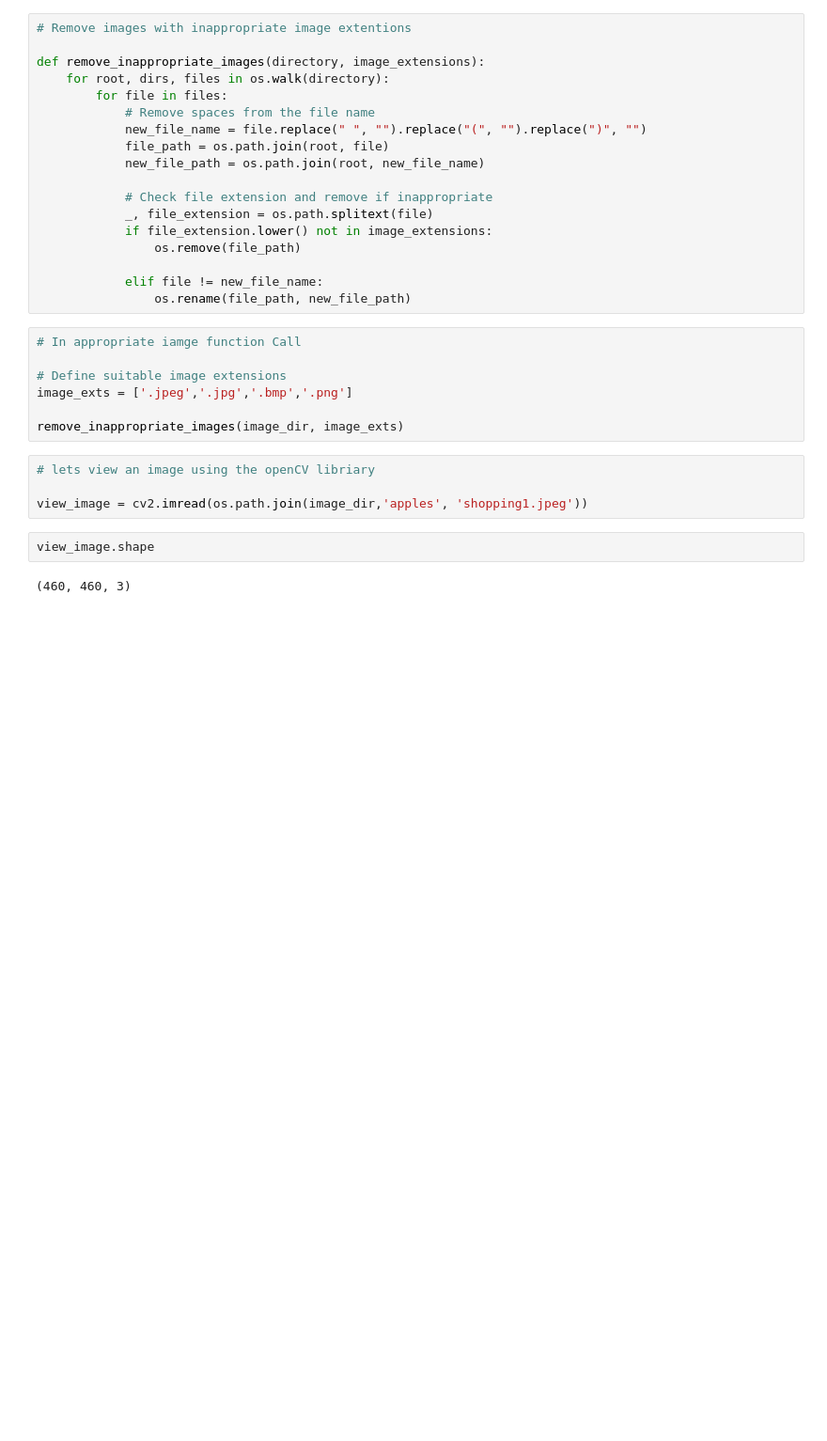
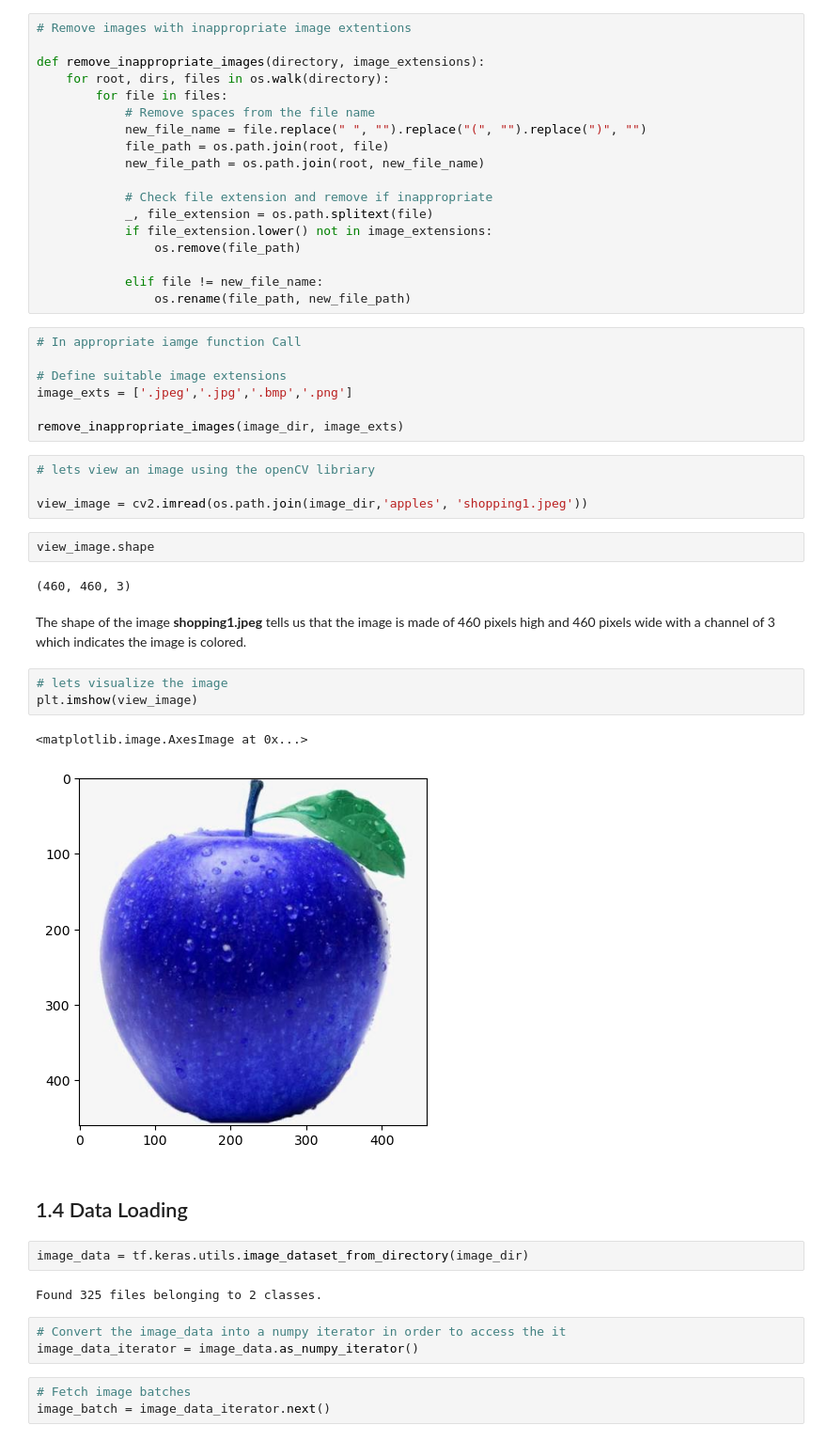
Before and after one commit to dannysam2k5/ITL-interview-task, a Jupyter notebook: image_classifier/ITL-image_classifier_task_20240217.ipynb, the cells around one changed output. Shown at 94% size. Cells and saved outputs as stored; diff of their text form; blank space fills up the shorter version.

Commit message:
data loading

```diff
--- a/image_classifier/ITL-image_classifier_task_20240217.ipynb
+++ b/image_classifier/ITL-image_classifier_task_20240217.ipynb
@@ -66,3 +74,23 @@ view_image = cv2.imread(os.path.join(image_dir,'apples', 'shopping1.jpeg'))
 view_image.shape
 # %% [output]
 (460, 460, 3)
+# %% [markdown]
+The shape of the image **shopping1.jpeg** tells us that the image is made of 460 pixels high and 460 pixels wide with a channel of 3 which indicates the image is colored.
+# %%
+# lets visualize the image
+plt.imshow(view_image)
+# %% [output]
+<matplotlib.image.AxesImage at 0x...>
+[figure, added]
+# %% [markdown]
+## 1.4 Data Loading
+# %%
+image_data = tf.keras.utils.image_dataset_from_directory(image_dir)
+# %% [output]
+Found 325 files belonging to 2 classes.
+# %%
+# Convert the image_data into a numpy iterator in order to access the it
+image_data_iterator = image_data.as_numpy_iterator()
+# %%
+# Fetch image batches
+image_batch = image_data_iterator.next()
```
Also changed, not shown: parts of 3 cells of this notebook.
